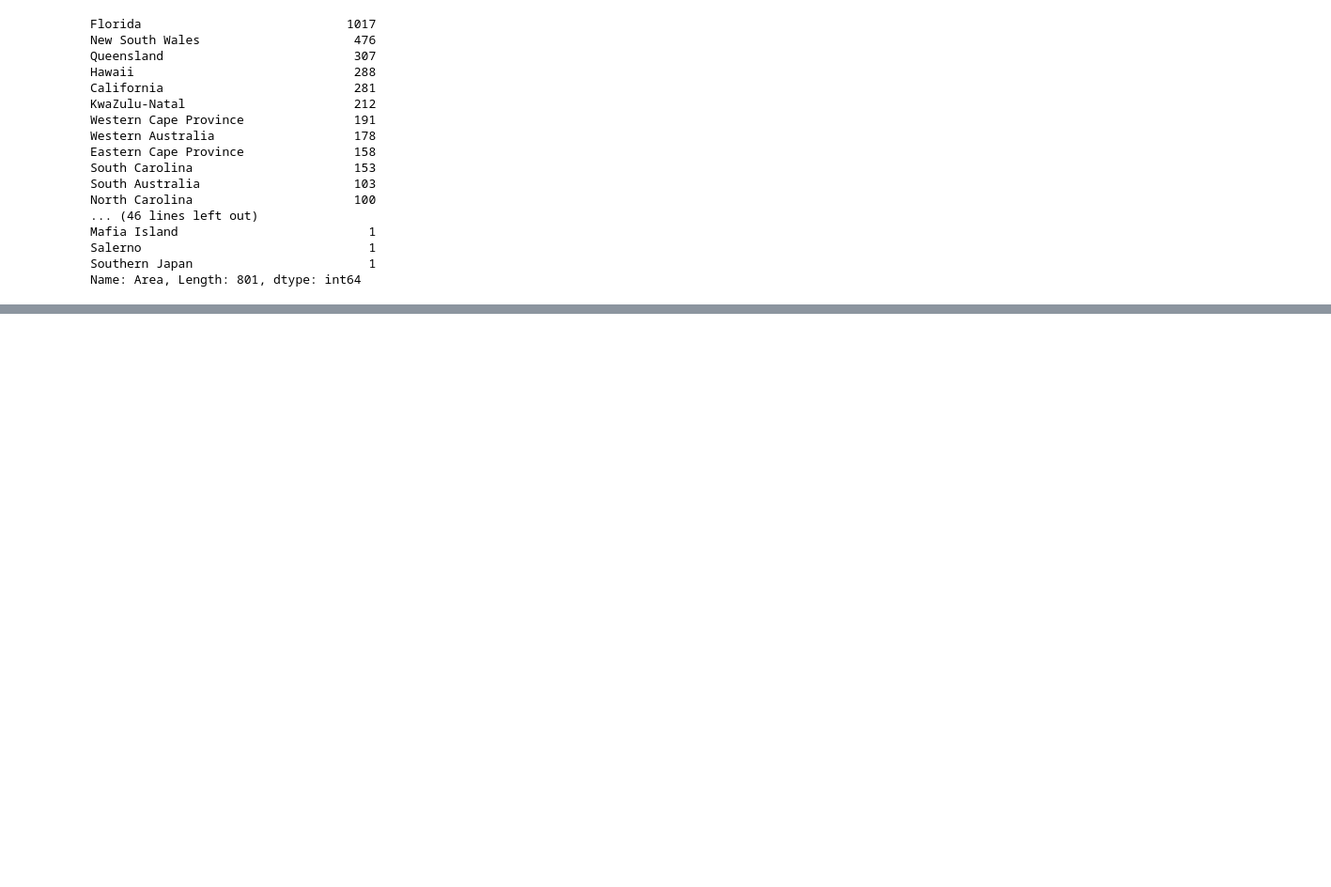
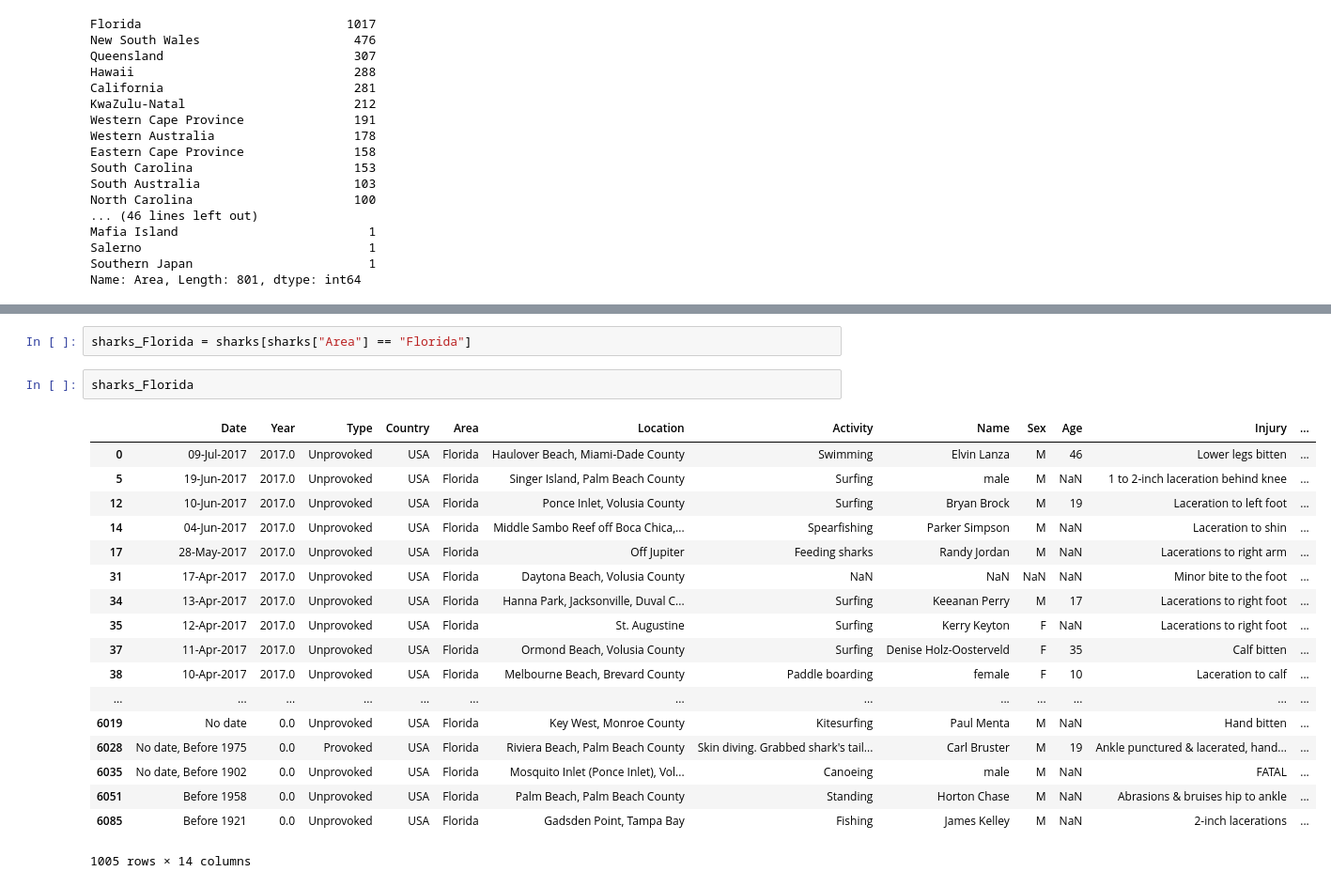
Before and after one commit to Dgorgs/studio-projects, a Jupyter notebook: code/shark_part2/Sharks_Florida.ipynb, the cells around one changed output, grey strips where cells are left out. Shown: that part at 94% size. Saved outputs shown, nothing was run; the diff lists cells and outputs as text; blank space fills up the shorter version.

```diff
--- a/code/shark_part2/Sharks_Florida.ipynb
+++ b/code/shark_part2/Sharks_Florida.ipynb
@@ -112,0 +139,23 @@ Name: Location, Length: 3992, dtype: int64
+# %%
+sharks_Florida = sharks[sharks["Area"] == "Florida"]
+# %%
+sharks_Florida
+# %% [output]
+|  | Date | Year | Type | Country | Area | Location | Activity | Name | Sex | Age | Injury | ... |
+| 0 | 09-Jul-2017 | 2017.0 | Unprovoked | USA | Florida | Haulover Beach, Miami-Dade County | Swimming | Elvin Lanza | M | 46 | Lower legs bitten | ... |
+| 5 | 19-Jun-2017 | 2017.0 | Unprovoked | USA | Florida | Singer Island, Palm Beach County | Surfing | male | M | NaN | 1 to 2-inch laceration behind knee | ... |
+| 12 | 10-Jun-2017 | 2017.0 | Unprovoked | USA | Florida | Ponce Inlet, Volusia County | Surfing | Bryan Brock | M | 19 | Laceration to left foot | ... |
+| 14 | 04-Jun-2017 | 2017.0 | Unprovoked | USA | Florida | Middle Sambo Reef off Boca Chica,... | Spearfishing | Parker Simpson | M | NaN | Laceration to shin | ... |
+| 17 | 28-May-2017 | 2017.0 | Unprovoked | USA | Florida | Off Jupiter | Feeding sharks | Randy Jordan | M | NaN | Lacerations to right arm | ... |
+| 31 | 17-Apr-2017 | 2017.0 | Unprovoked | USA | Florida | Daytona Beach, Volusia County | NaN | NaN | NaN | NaN | Minor bite to the foot | ... |
+| 34 | 13-Apr-2017 | 2017.0 | Unprovoked | USA | Florida | Hanna Park, Jacksonville, Duval C... | Surfing | Keeanan Perry | M | 17 | Lacerations to right foot | ... |
+| 35 | 12-Apr-2017 | 2017.0 | Unprovoked | USA | Florida | St. Augustine | Surfing | Kerry Keyton | F | NaN | Lacerations to right foot | ... |
+| 37 | 11-Apr-2017 | 2017.0 | Unprovoked | USA | Florida | Ormond Beach, Volusia County | Surfing | Denise Holz-Oosterveld | F | 35 | Calf bitten | ... |
+| 38 | 10-Apr-2017 | 2017.0 | Unprovoked | USA | Florida | Melbourne Beach, Brevard County | Paddle boarding | female | F | 10 | Laceration to calf | ... |
+| ... | ... | ... | ... | ... | ... | ... | ... | ... | ... | ... | ... | ... |
+| 6019 | No date | 0.0 | Unprovoked | USA | Florida | Key West, Monroe County | Kitesurfing | Paul Menta | M | NaN | Hand bitten | ... |
+| 6028 | No date, Before 1975 | 0.0 | Provoked | USA | Florida | Riviera Beach, Palm Beach County | Skin diving. Grabbed shark's tail... | Carl Bruster | M | 19 | Ankle punctured & lacerated, hand... | ... |
+| 6035 | No date, Before 1902 | 0.0 | Unprovoked | USA | Florida | Mosquito Inlet (Ponce Inlet), Vol... | Canoeing | male | M | NaN | FATAL | ... |
+| 6051 | Before 1958 | 0.0 | Unprovoked | USA | Florida | Palm Beach, Palm Beach County | Standing | Horton Chase | M | NaN | Abrasions & bruises hip to ankle | ... |
+| 6085 | Before 1921 | 0.0 | Unprovoked | USA | Florida | Gadsden Point, Tampa Bay | Fishing | James Kelley | M | NaN | 2-inch lacerations | ... |
+1005 rows × 14 columns
```
Also changed, not shown: parts of 10 cells of this notebook, 21 other files.
